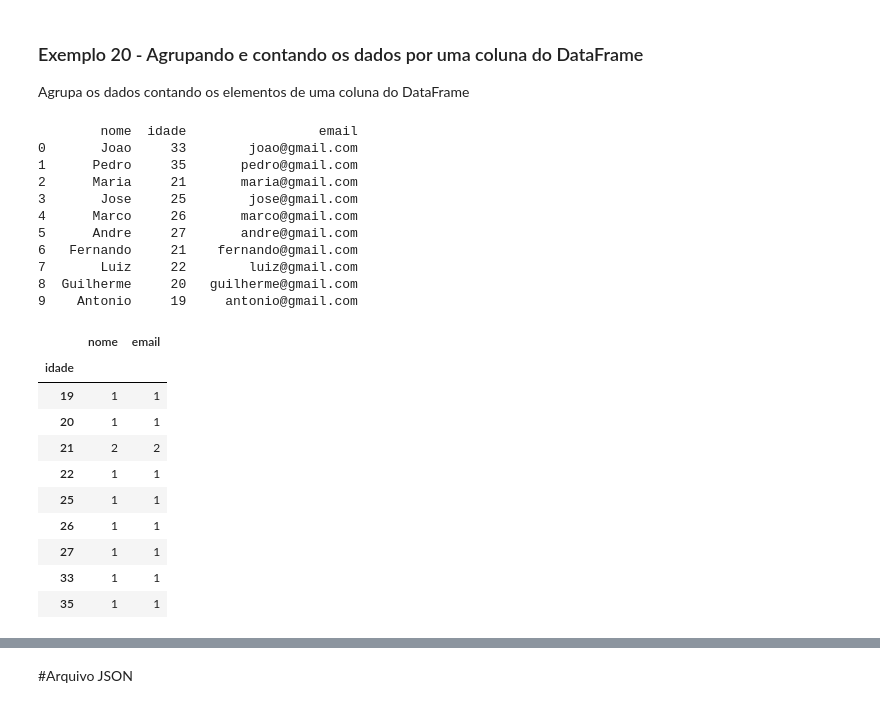
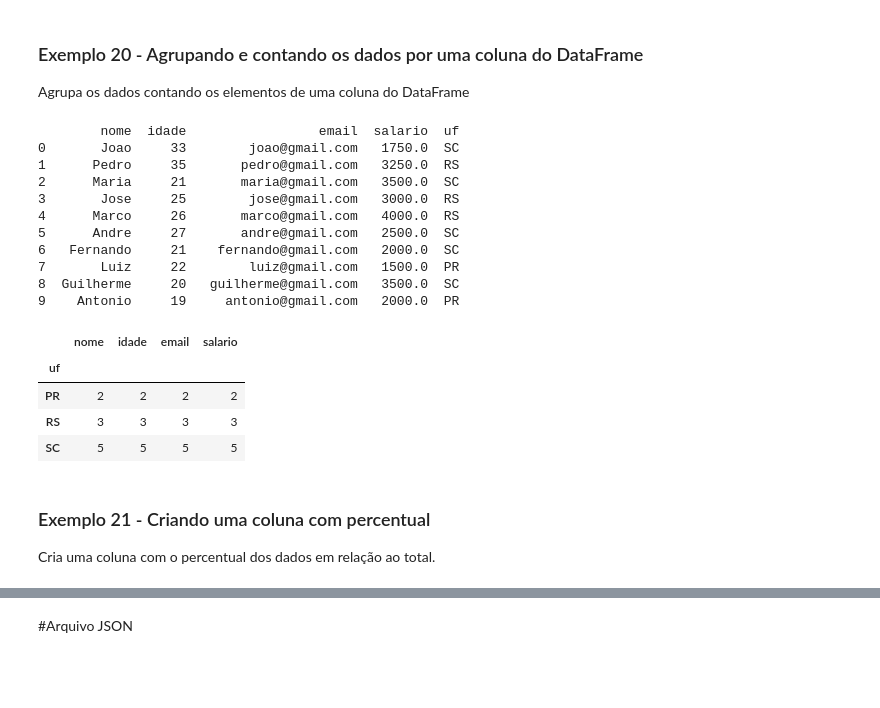
Before and after one commit to osmarbraz/exemplos_python, a Jupyter notebook: ExemplosPythonManipulacaoArquivo.ipynb, the cells around one changed output, grey strips where cells are left out. Drawn from its saved outputs; the diff is of its cells as text; code cells hidden in the pictures; blank space fills up the shorter version.

```diff
--- a/ExemplosPythonManipulacaoArquivo.ipynb
+++ b/ExemplosPythonManipulacaoArquivo.ipynb
@@ -1463,39 +1502,37 @@ Agrupa os dados contando os elementos de uma coluna do DataFrame
 # %%
 # Biblioteca de processamento de dados, I/O em arquivo csv (ex. pd.read_csv)
 import pandas as pd
 
 # Caminho e nome do arquivo
 nomearquivo = '/content/dados.csv'
 
 # Abre o arquivo e retorna o DataFrame
 df = pd.read_csv(nomearquivo, encoding='UTF-8')
 
 # Mostra os dados
 print(df)
 
 # Mostra o agrupamento dos dados contando as quantidades da coluna idade
 # o método 'count()' retorna a quantidade de registros agrupado pela coluna 'idade'
-df.groupby('idade').count()
+df.groupby('uf').count()
 # %% [output]
-        nome  idade                 email
-0       Joao     33        joao@gmail.com
-1      Pedro     35       pedro@gmail.com
-2      Maria     21       maria@gmail.com
-3       Jose     25        jose@gmail.com
-4      Marco     26       marco@gmail.com
-5      Andre     27       andre@gmail.com
-6   Fernando     21    fernando@gmail.com
-7       Luiz     22        luiz@gmail.com
-8  Guilherme     20   guilherme@gmail.com
-9    Antonio     19     antonio@gmail.com
+        nome  idade                 email  salario  uf
+0       Joao     33        joao@gmail.com   1750.0  SC
+1      Pedro     35       pedro@gmail.com   3250.0  RS
+2      Maria     21       maria@gmail.com   3500.0  SC
+3       Jose     25        jose@gmail.com   3000.0  RS
+4      Marco     26       marco@gmail.com   4000.0  RS
+5      Andre     27       andre@gmail.com   2500.0  SC
+6   Fernando     21    fernando@gmail.com   2000.0  SC
+7       Luiz     22        luiz@gmail.com   1500.0  PR
+8  Guilherme     20   guilherme@gmail.com   3500.0  SC
+9    Antonio     19     antonio@gmail.com   2000.0  PR
-|  | nome | email |
-| idade |  |  |
-| 19 | 1 | 1 |
-| 20 | 1 | 1 |
-| 21 | 2 | 2 |
-| 22 | 1 | 1 |
-| 25 | 1 | 1 |
-| 26 | 1 | 1 |
-| 27 | 1 | 1 |
-| 33 | 1 | 1 |
-| 35 | 1 | 1 |
+|  | nome | idade | email | salario |
+| uf |  |  |  |  |
+| PR | 2 | 2 | 2 | 2 |
+| RS | 3 | 3 | 3 | 3 |
+| SC | 5 | 5 | 5 | 5 |
+# %% [markdown]
+### Exemplo 21 - Criando uma coluna com percentual
+
+Cria uma coluna com o percentual dos dados em relação ao total.
```
Also changed, not shown: parts of 48 cells of this notebook.
